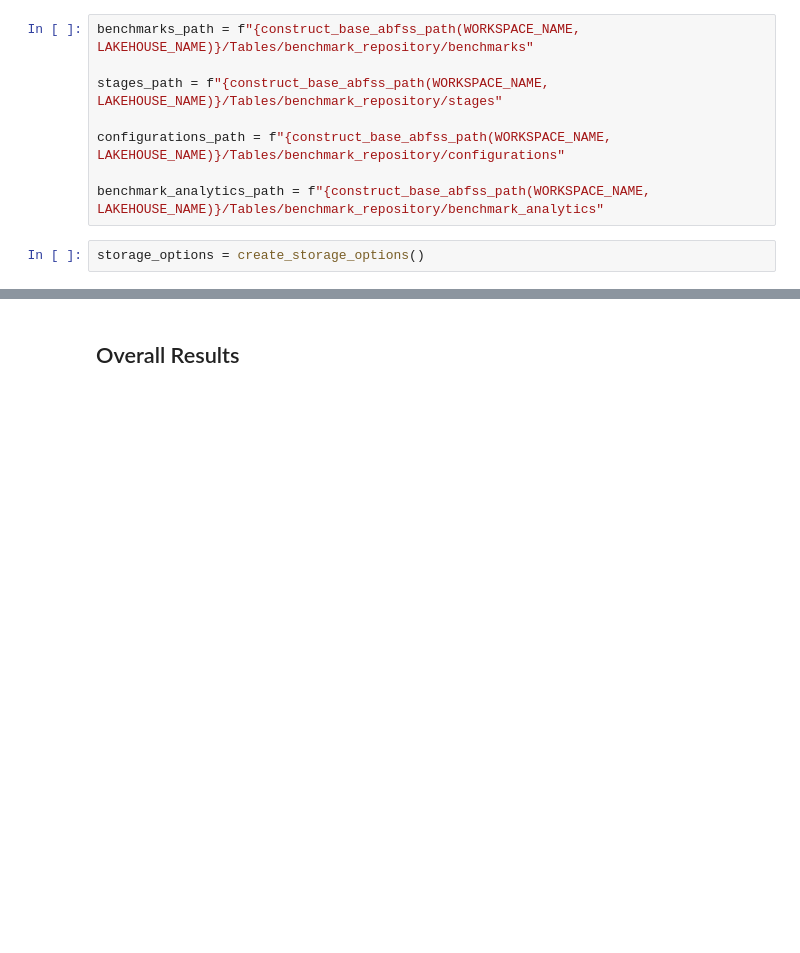
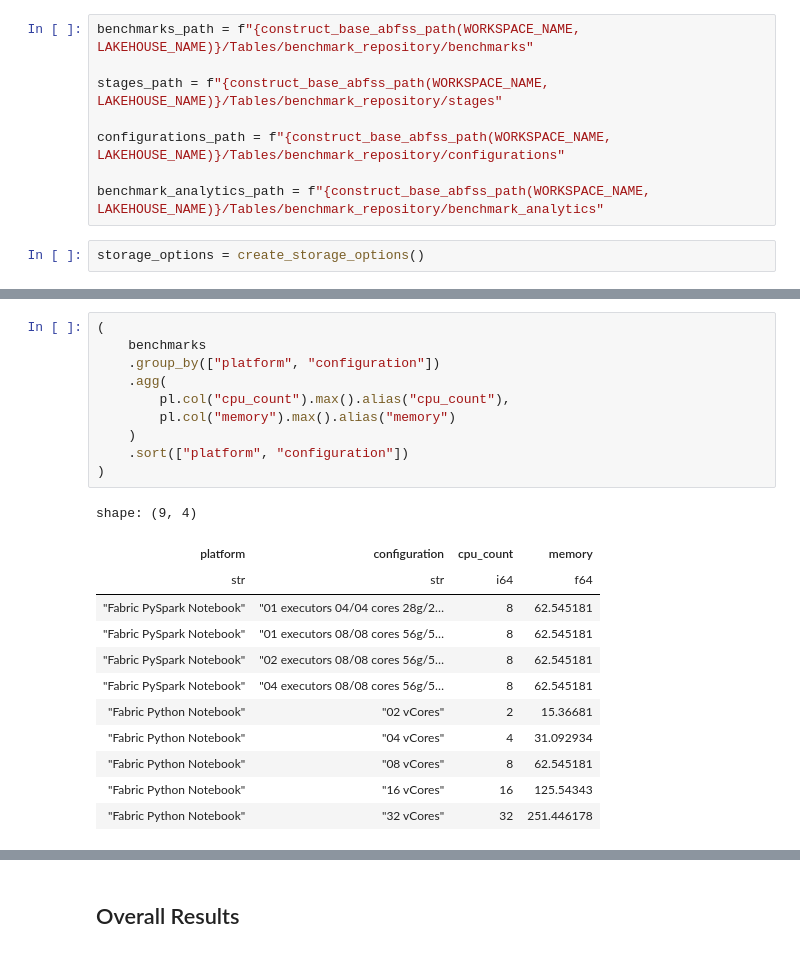
Before and after one commit to endjin/fabric-performance-benchmark, a Jupyter notebook: notebooks/analysis_of_results.ipynb, the cells around one changed output, grey strips where cells are left out. Drawn from its saved outputs; the diff is of its cells as text; blank space fills up the shorter version.

```diff
--- a/notebooks/analysis_of_results.ipynb
+++ b/notebooks/analysis_of_results.ipynb
@@ -207,0 +242,23 @@ shape: (1_280, 18)
+# %%
+(
+    benchmarks
+    .group_by(["platform", "configuration"])
+    .agg(
+        pl.col("cpu_count").max().alias("cpu_count"),
+        pl.col("memory").max().alias("memory")
+    )
+    .sort(["platform", "configuration"])
+)
+# %% [output]
+shape: (9, 4)
+| platform | configuration | cpu_count | memory |
+| str | str | i64 | f64 |
+| "Fabric PySpark Notebook" | "01 executors 04/04 cores 28g/2… | 8 | 62.545181 |
+| "Fabric PySpark Notebook" | "01 executors 08/08 cores 56g/5… | 8 | 62.545181 |
+| "Fabric PySpark Notebook" | "02 executors 08/08 cores 56g/5… | 8 | 62.545181 |
+| "Fabric PySpark Notebook" | "04 executors 08/08 cores 56g/5… | 8 | 62.545181 |
+| "Fabric Python Notebook" | "02 vCores" | 2 | 15.36681 |
+| "Fabric Python Notebook" | "04 vCores" | 4 | 31.092934 |
+| "Fabric Python Notebook" | "08 vCores" | 8 | 62.545181 |
+| "Fabric Python Notebook" | "16 vCores" | 16 | 125.54343 |
+| "Fabric Python Notebook" | "32 vCores" | 32 | 251.446178 |
```
Also changed, not shown: parts of 41 cells of this notebook, 4 other files.
